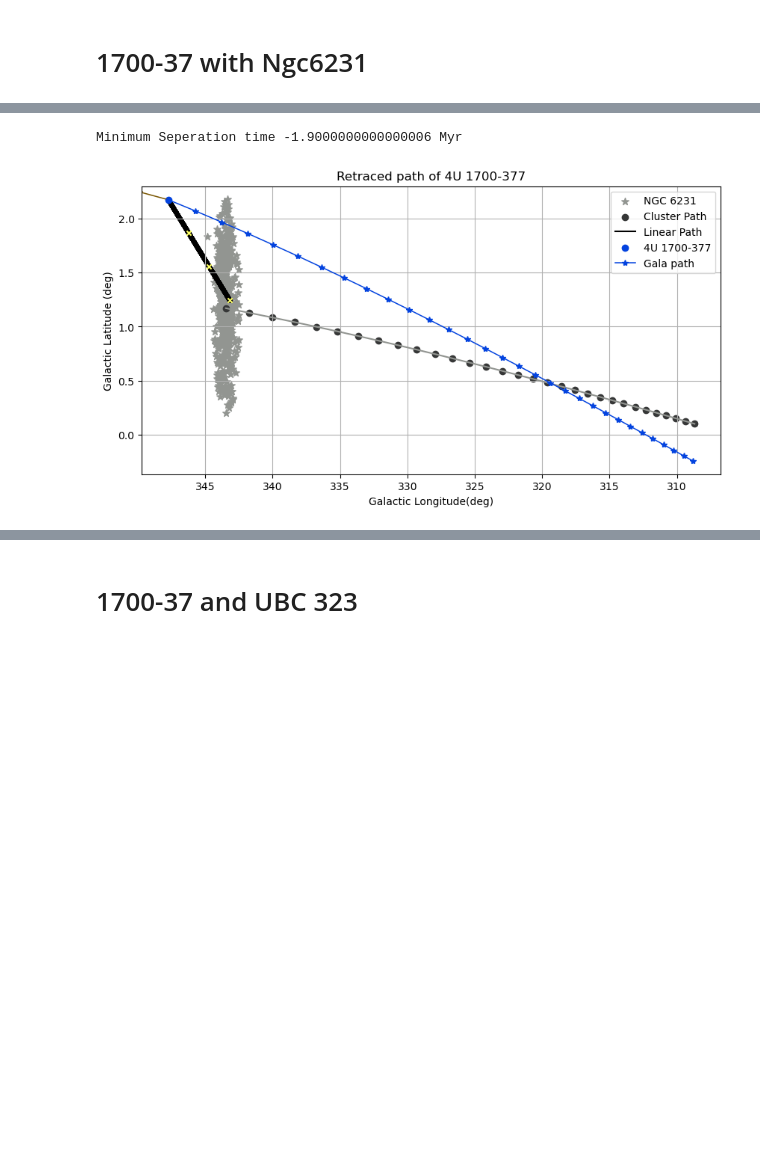
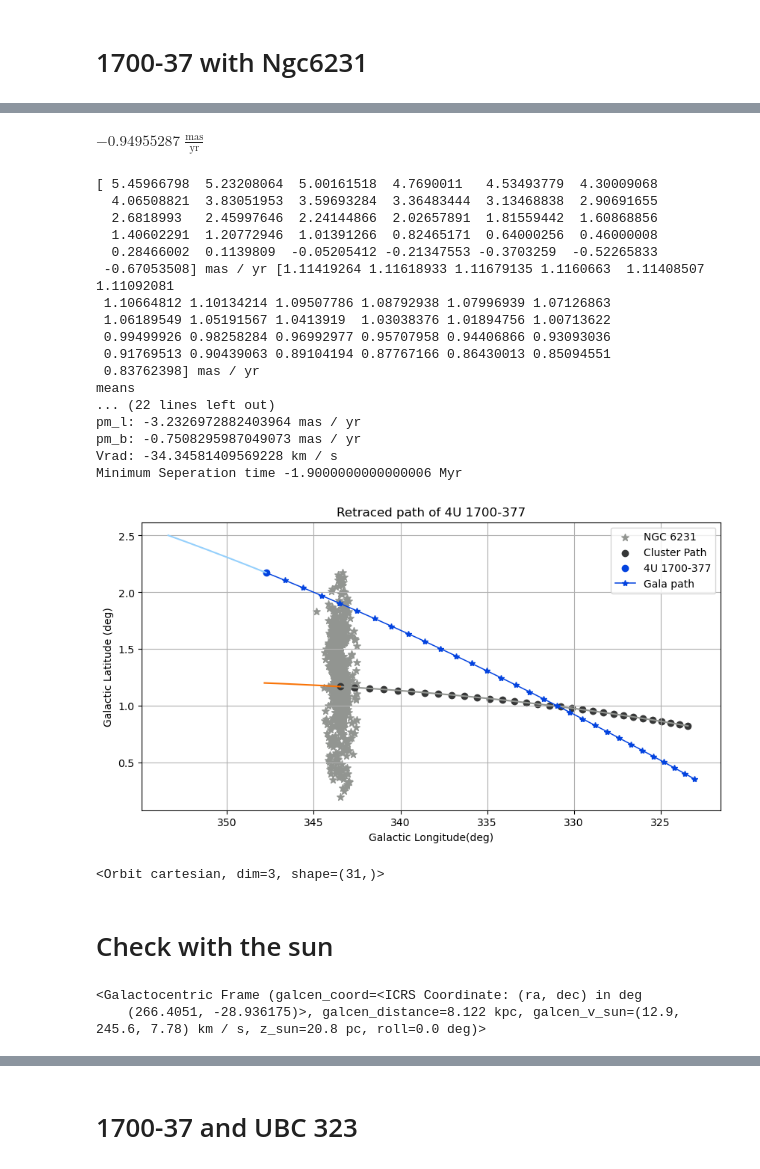
Before and after one commit to MantisShrimp2/Thesis-HMXB, a Jupyter notebook: Code/HMXB_TraceBack.ipynb, the cells around one changed output, grey strips where cells are left out. Drawn from its saved outputs; the diff is of its cells as text; code cells hidden in the pictures; blank space fills up the shorter version.

Commit message:
Update HMXB_TraceBack.ipynb
newer plots with corrected galactic motion

```diff
--- a/Code/HMXB_TraceBack.ipynb
+++ b/Code/HMXB_TraceBack.ipynb
@@ -69,8 +69,8 @@ csv_files
 '/home/karan/Documents/UvA/Thesis/DATA/'
 # %%
 #HMXB_read = ascii.read(home_files+'HMXB_practice_analysis.ecsv',format='ecsv')
-HMXB_read = ascii.read(csv_files+f'HMXB_{today}_.ecsv',format='ecsv')
-#HMXB_read = ascii.read(csv_files+f'HMXB_20250224_.ecsv',format='ecsv')
+#HMXB_read = ascii.read(csv_files+f'HMXB_{today}_.ecsv',format='ecsv')
+HMXB_read = ascii.read(csv_files+f'HMXB_20250305_.ecsv',format='ecsv')
 # %%
 HMXB_trace = HMXB_read
 # %%
@@ -241,12 +280,20 @@ Table length=1
 |  | deg | deg | mas | mas | deg |  |  |  |
 | object | float64 | float64 | float32 | float32 | int16 | str1 | object | object |
 | NGC 6231 | 253.54499999999996 | -41.812 | -- | -- | -- | O | 2021A&A...647A..19T | NGC 6231 |
+# %%
+ngccoord = SkyCoord(ra=253.54 * u.deg,
+    dec=-41.812 * u.deg,
+    pm_ra_cosdec=-0.533 * u.mas / u.yr,
+    pm_dec=-2.162 * u.mas / u.yr)
+ngc_gla = ngccoord.transform_to('galactic')
+ngc_gla.pm_b
+# %% [output]
+$-0.94955287 \; \mathrm{\frac{mas}{yr}}$
 # %%
 #plx, l,b,pm_l,pm_b, vrad banyard 2022
-ngc6231 = [0.644688, 343.4762, 1.17, -2.05709, -0.929142, -28.16]
-dist =1/ngc6231[0]
+ngc6231 = [1.55, 343.4762, 1.17,-2.0141207, -0.94955287, -28.12]
 # Create the table
-ngc_6231_param = Table([[dist], [ngc6231[1]], [ngc6231[2]], [ngc6231[3]], [ngc6231[4]], [ngc6231[5]]],
+ngc_6231_param = Table([[ngc6231[0]], [ngc6231[1]], [ngc6231[2]], [ngc6231[3]], [ngc6231[4]], [ngc6231[5]]],
                         names=["distance_bj", "l", "b", "pm_l_poleski", "pm_b_poleski", "RV"])
 
 ngc_6231_param["distance_bj"].unit = u.kpc  # Parallax in milliarcseconds
@@ -260,7 +307,30 @@ ngc_6231_param.write(csv_files+'NGC2631_param.ecsv',format='ascii.ecsv',overwrit
 # %%
 Ngc6231 = make_sky_simple(ascii.read(csv_files+'Ngc6231.ecsv',format='ecsv'))
 
-GalacticTraceback(star_170037,int_time=int_time).plot_with_cluster('NGC 6231',cluster_params=ngc_6231_param, clustertable=Ngc6231,savefig=True)
+orbit_1737 = GalacticTraceback(star_170037,int_time=int_time).plot_with_cluster('NGC 6231',cluster_params=ngc_6231_param, clustertable=Ngc6231,savefig=True)
 # %% [output]
+[ 5.45966798  5.23208064  5.00161518  4.7690011   4.53493779  4.30009068
+  4.06508821  3.83051953  3.59693284  3.36483444  3.13468838  2.90691655
+  2.6818993   2.45997646  2.24144866  2.02657891  1.81559442  1.60868856
+  1.40602291  1.20772946  1.01391266  0.82465171  0.64000256  0.46000008
+  0.28466002  0.1139809  -0.05205412 -0.21347553 -0.3703259  -0.52265833
+ -0.67053508] mas / yr [1.11419264 1.11618933 1.11679135 1.1160663  1.11408507 1.11092081
+ 1.10664812 1.10134214 1.09507786 1.08792938 1.07996939 1.07126863
+ 1.06189549 1.05191567 1.0413919  1.03038376 1.01894756 1.00713622
+ 0.99499926 0.98258284 0.96992977 0.95707958 0.94406866 0.93093036
+ 0.91769513 0.90439063 0.89104194 0.87767166 0.86430013 0.85094551
+ 0.83762398] mas / yr
+means
+... (22 lines left out)
+pm_l: -3.2326972882403964 mas / yr
+pm_b: -0.7508295987049073 mas / yr
+Vrad: -34.34581409569228 km / s
 Minimum Seperation time -1.9000000000000006 Myr
-[figure, old version]
+[figure, new version]
+# %%
+#help(orbit_1737)
+orbit_1737
+# %% [output]
+<Orbit cartesian, dim=3, shape=(31,)>
+# %% [markdown]
+# Check with the sun
@@ -266,0 +346,7 @@ Minimum Seperation time -1.9000000000000006 Myr
+# %%
+with coord.galactocentric_frame_defaults.set("v4.0"):
+    galcen_frame = coord.Galactocentric()
+galcen_frame
+# %% [output]
+<Galactocentric Frame (galcen_coord=<ICRS Coordinate: (ra, dec) in deg
+    (266.4051, -28.936175)>, galcen_distance=8.122 kpc, galcen_v_sun=(12.9, 245.6, 7.78) km / s, z_sun=20.8 pc, roll=0.0 deg)>
```
Also changed, not shown: parts of 25 cells of this notebook.
